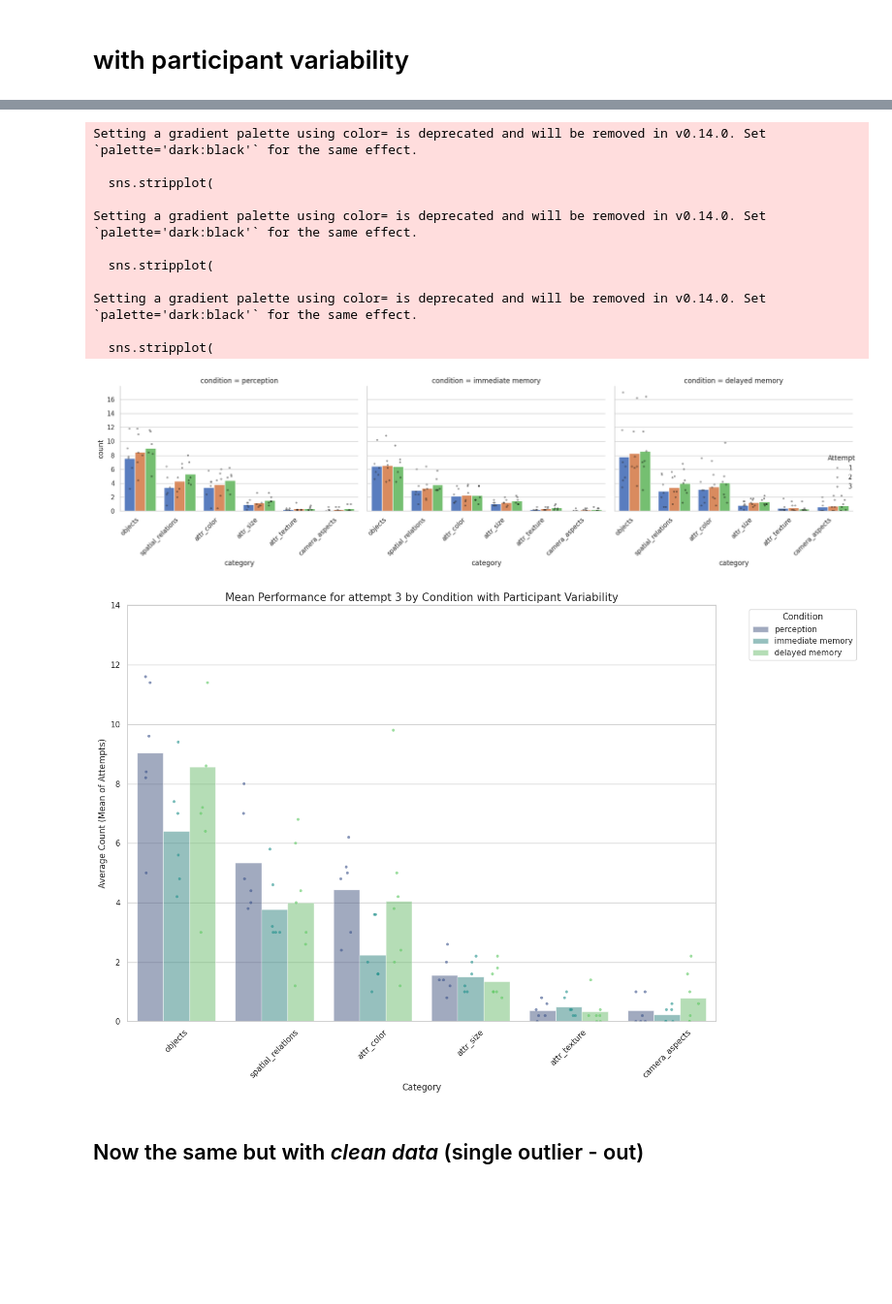
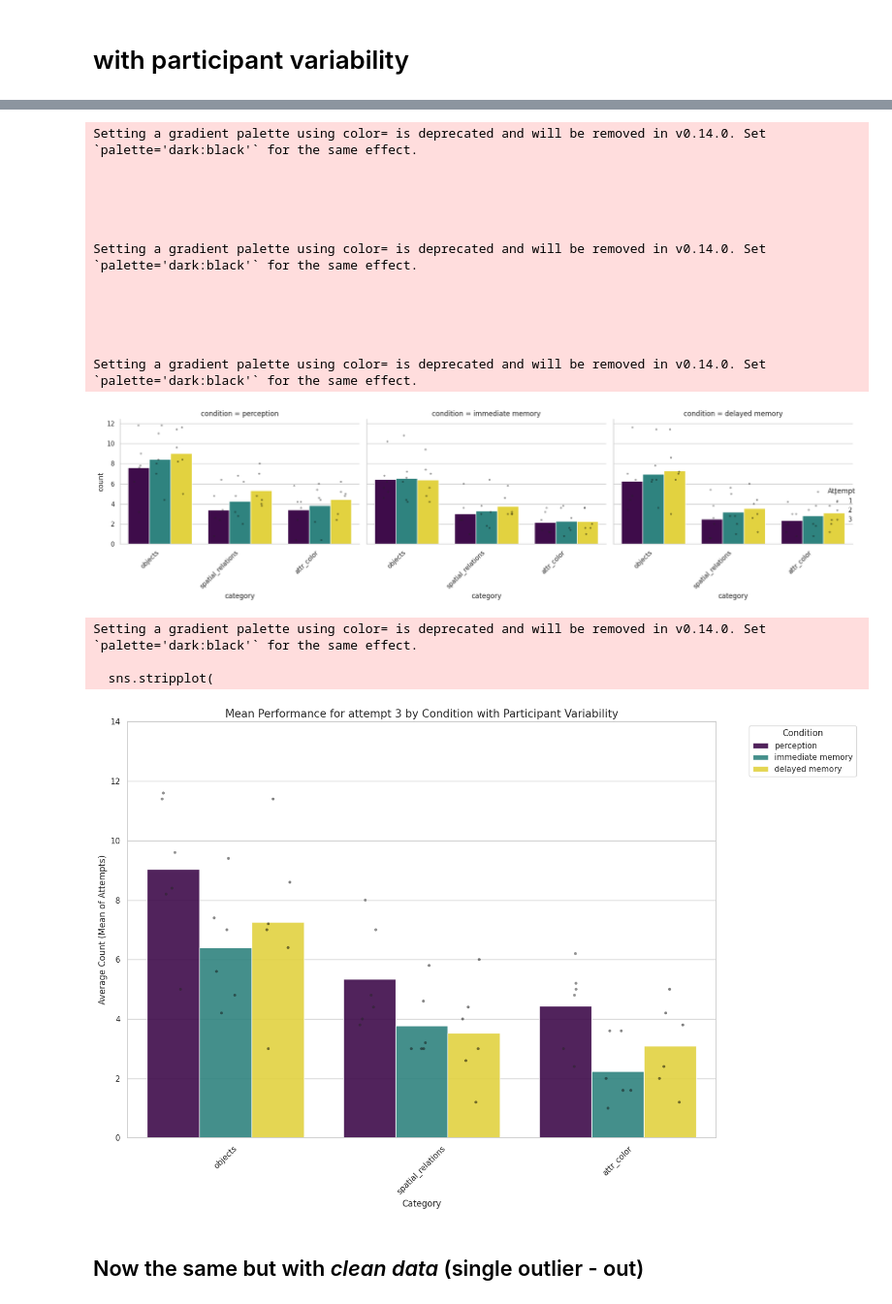
Before and after one commit to AnatKordon/Imagination_in_translation, a Jupyter notebook: analysis/nlp_analysis/comparing_conditions.ipynb, the cells around one changed output, grey strips where cells are left out. Shown at 97% size. Drawn from its saved outputs; the diff is of its cells as text; code cells hidden in the pictures; blank space fills up the shorter version.

```diff
--- a/analysis/nlp_analysis/comparing_conditions.ipynb
+++ b/analysis/nlp_analysis/comparing_conditions.ipynb
@@ -74,7 +108,7 @@ graphs_path = Path("/mnt/hdd/anatkorol/Imagination_in_translation/analysis/nlp_a
 # %%
 # turning the category details into actual lists instead of strings
 import ast
-list_cols = ['objects', 'attr_color', 'attr_shape', 'attr_size', 'attr_material', 'attr_texture', 'attr_pose', 'attr_action', 'attr_state', 'spatial_relations', 'world_knowledge','scene', 'camera_aspects', 'optical_effects', 'subjective_detail']
+list_cols = ['objects', 'attr_color', 'spatial_relations'] # 'attr_shape', 'attr_size', 'attr_material', 'attr_texture', 'attr_pose', 'attr_action', 'attr_state', , 'world_knowledge','scene', 'camera_aspects', 'optical_effects', 'subjective_detail']
 
 # turning the python strings into real lists
 def to_list(x):
@@ -259,6 +297,8 @@ plt.show()
 import pandas as pd
 import seaborn as sns
 import matplotlib.pyplot as plt
+
+sns.set_theme(style="whitegrid")
 
 # 1. Define the columns of interest
 selected_columns = ["objects", "spatial_relations", "attr_color", "attr_size", "attr_texture"]
@@ -270,7 +310,7 @@ import matplotlib.pyplot as plt
 
 # 1. Select the ID columns and categories
 id_cols = ["condition", "original_name", "gt"]
-selected_columns = ["objects", "spatial_relations", "attr_color", "attr_size", "attr_texture"]
+selected_columns = ["objects", "spatial_relations", "attr_color"] # , "attr_size", "attr_texture"]
 
 # 2. Melt the dataframe to turn columns into rows (Wide to Long)
 long = df_wilma_desc.melt(
@@ -304,7 +344,7 @@ sns.barplot(
     x='category',
     y='count',
     hue='condition',
-    palette='muted'
+    palette='viridis'
 )
 
 plt.title('Drawings descriptions - Average Item Count per Category across Conditions', fontsize=16)
@@ -412,3 +469,6 @@ plt.show()
+# %%
+condition_order = ['perception', 'immediate memory', 'delayed memory']
+long['condition'] = pd.Categorical(long['condition'], categories=condition_order, ordered=True)
 # %%
 import pandas as pd
 import seaborn as sns
@@ -452,7 +512,7 @@ import seaborn as sns
 import matplotlib.pyplot as plt
 
 # 1. Choose your colors
-bar_palette = "muted"   # "muted", "deep", or "Dark2" are good for darker bars
+bar_palette = "viridis"   # "muted", "deep", or "Dark2" are good for darker bars
 dot_color = "black"     # Using a single dark color for dots often looks cleaner
 
 sns.set_theme(style="whitegrid")
@@ -496,21 +556,31 @@ plt.show()
 # %% [output]
 Setting a gradient palette using color= is deprecated and will be removed in v0.14.0. Set `palette='dark:black'` for the same effect.
 
-  sns.stripplot(
+
+
+
 
 Setting a gradient palette using color= is deprecated and will be removed in v0.14.0. Set `palette='dark:black'` for the same effect.
 
-  sns.stripplot(
+
+
+
 
 Setting a gradient palette using color= is deprecated and will be removed in v0.14.0. Set `palette='dark:black'` for the same effect.
-
-  sns.stripplot(
-[figure, old version]
+[figure, new version]
 # %%
 import pandas as pd
 import seaborn as sns
 import matplotlib.pyplot as plt
 
+# Define the Custom High-Contrast Palette ---
+# These hex codes are sampled specifically to match your request.
+custom_palette = {
+    'perception': '#440154',        # Deep Purple (Viridis start)
+    'immediate memory': '#21918c',  # Saturated Turquoise (Viridis mid)
+    'delayed memory': '#fde725'      # Bright Yellow (Viridis end)
+}
+sns.set_theme(style="whitegrid")
 # 1. choose only 3rd attempt for the plot, as it is the max ability of the participant:
 df_attempt_3 = long[long['attempt'] == 3].copy()
 
@@ -525,43 +595,47 @@ df_plot = df_attempt_3.groupby(
 sns.set_theme(style="whitegrid")
 plt.figure(figsize=(15, 10))
 
 # 3. Create the Bar Plot (Remove error bars here)
 ax = sns.barplot(
     data=df_plot,
     x='category',
     y='count',
     hue='condition',
-    palette='viridis',
-    alpha=0.5,      # Make bars slightly transparent so dots stand out
+    palette=custom_palette,
+    alpha=0.9,      # Mzake bars slightly transparent so dots stand out
     errorbar=None   # Remove the standard error bars
 )
 
 # 4. Add the individual dots (one per uid)
 sns.stripplot(
     data=df_plot,
     x='category',
     y='count',
     hue='condition',
-    dodge=True,          # Shift dots to align with the specific bars
-    palette='viridis',
-    alpha=0.6,           # Transparency for dots
-    jitter=0.2,          # Spread dots horizontally so they don't overlap
-    size=4,              # Size of the dots
-    legend=False         # Prevent duplicate legend entries
-)
+    dodge=True,
+    color='black',       # <-- Changed from palette to a fixed color
+    alpha=0.5,           # Transparency makes them subtle but still visible
+    jitter=0.2,
+    size=4,
+    legend=False
+)         # Prevent duplicate legend entries
+
 
 # 5. Customization
 plt.title('Mean Performance for attempt 3 by Condition with Participant Variability', fontsize=15)
 plt.ylabel('Average Count (Mean of Attempts)')
 plt.xlabel('Category')
 plt.xticks(rotation=45)
 plt.ylim(0, 14)
 plt.legend(title='Condition', bbox_to_anchor=(1.05, 1), loc='upper left')
 
 plt.tight_layout()
 plt.show()
 # %% [output]
+Setting a gradient palette using color= is deprecated and will be removed in v0.14.0. Set `palette='dark:black'` for the same effect.
+
+  sns.stripplot(
-[figure, old version]
+[figure, new version]
 # %% [markdown]
 ## Now the same but with *clean data* (single outlier - out)
 # %%
```
Also changed, not shown: parts of 30 cells of this notebook, 3 other files.
